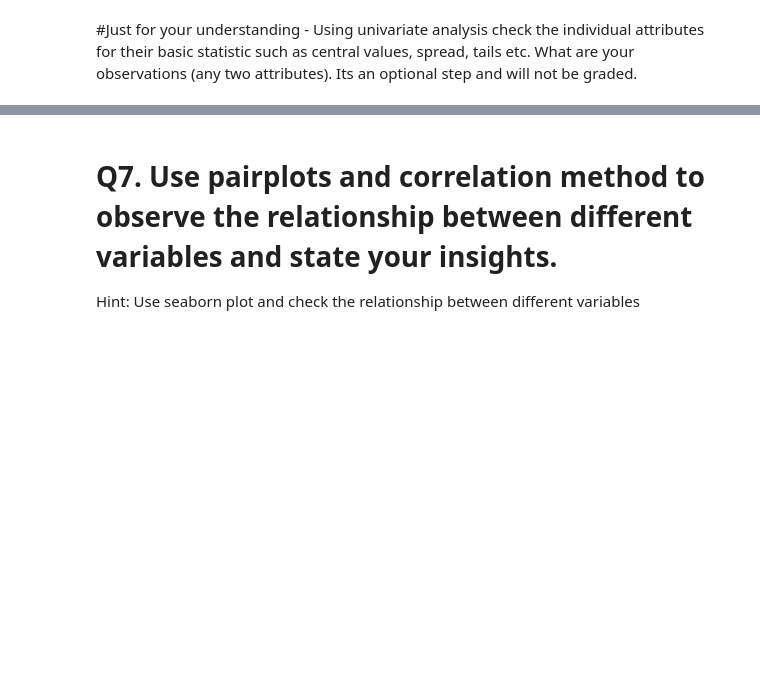
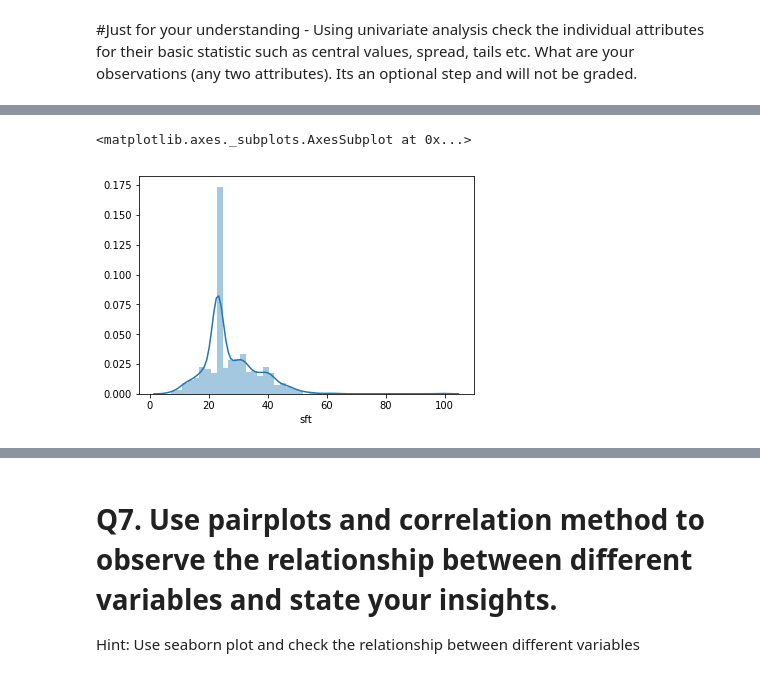
Before and after one commit to GreatLearningAIML1/bangalore-feb-batch-siju-samuel, a Jupyter notebook: R3_Lab_Internal/R3_Internal_Lab_Pima.ipynb, the cells around one changed output, grey strips where cells are left out. Cells and saved outputs as stored; diff of their text form; code cells hidden in the pictures; blank space fills up the shorter version.

```diff
--- a/R3_Lab_Internal/R3_Internal_Lab_Pima.ipynb
+++ b/R3_Lab_Internal/R3_Internal_Lab_Pima.ipynb
@@ -176,0 +190,5 @@ x.plot.bar()
+# %%
+sns.distplot(pima_df['sft'])
+# %% [output]
+<matplotlib.axes._subplots.AxesSubplot at 0x...>
+[figure, added]
```
Also changed, not shown: parts of 9 cells of this notebook.
